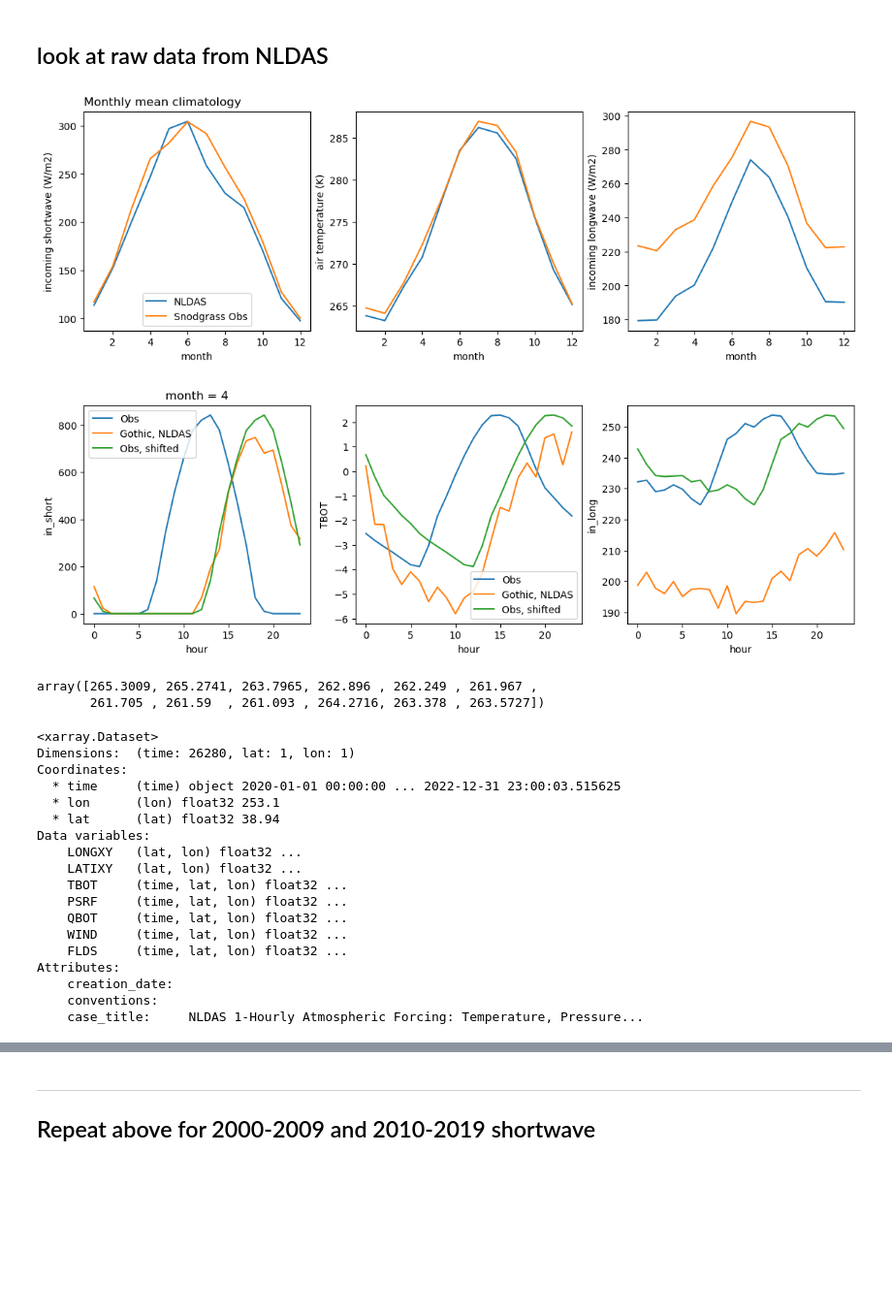
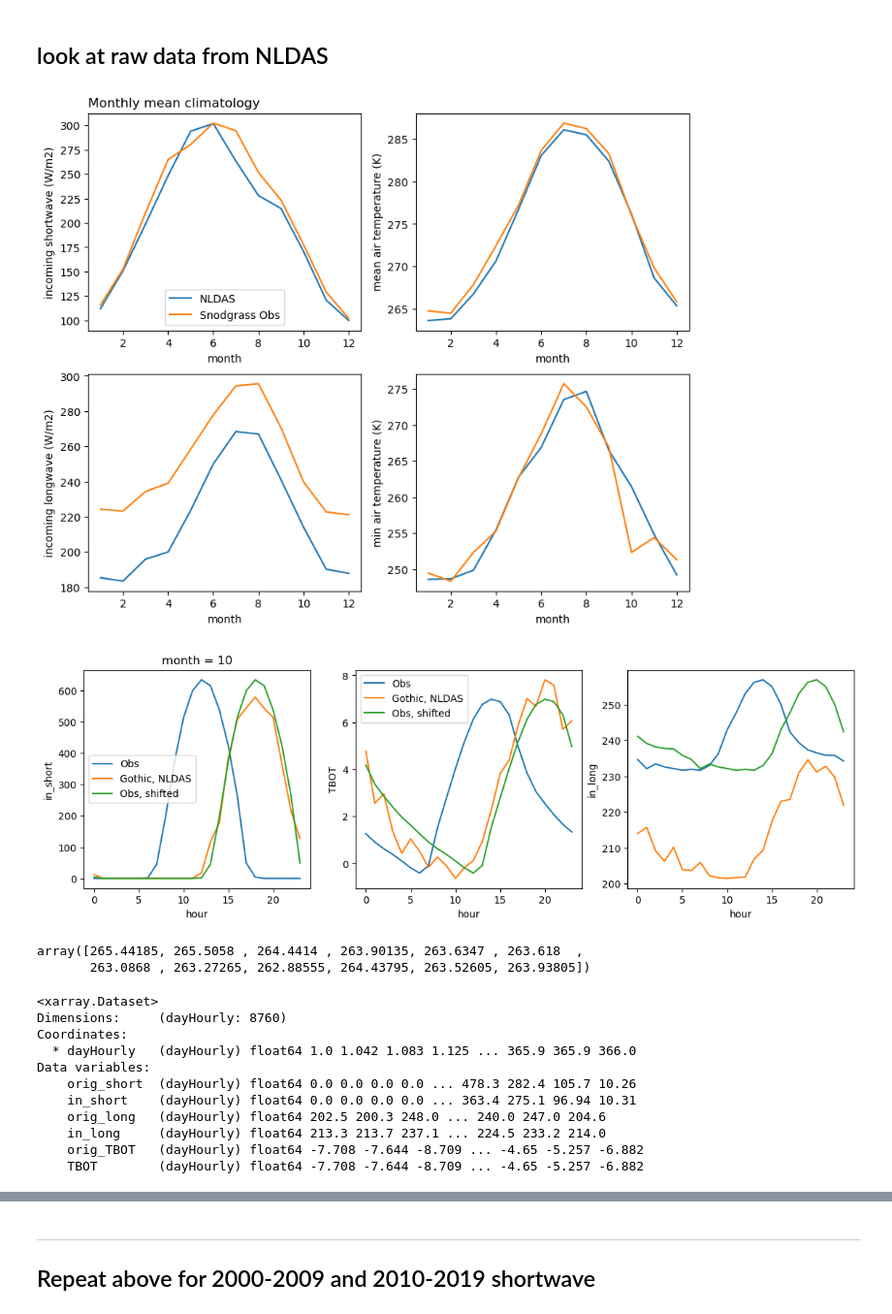
Before and after one commit to wwieder/gothic_ctsm, a Jupyter notebook: notebooks/Gothic_metObs.ipynb, the cells around one changed output, grey strips where cells are left out. Shown at 97% size. Drawn from its saved outputs; the diff is of its cells as text; code cells hidden in the pictures; blank space fills up the shorter version.

```diff
--- a/notebooks/Gothic_metObs.ipynb
+++ b/notebooks/Gothic_metObs.ipynb
@@ -193,32 +193,37 @@ plt.legend() ;
 # %% [markdown]
 ## look at raw data from NLDAS
 # %%
-ds = xr.open_dataset('/glade/campaign/cgd/tss/people/wwieder/gothic/datm_nldas/clmforc.NLDAS2.c2020.Solar.gothic.2020-2022.nc',
+ds = xr.open_dataset('/glade/campaign/cgd/tss/people/wwieder/gothic/datm_nldas_v2/clmforc.NLDAS2.c2025.Solar.gothic.2020-2024.nc',
                      decode_times=True)
-ds2 = xr.open_dataset('/glade/campaign/cgd/tss/people/wwieder/gothic/datm_nldas/clmforc.NLDAS2.c2020.TPQWL.gothic.2020-2022.nc',
+ds2 = xr.open_dataset('/glade/campaign/cgd/tss/people/wwieder/gothic/datm_nldas_v2/clmforc.NLDAS2.c2025.TPQWL.gothic.2020-2024.nc',
                      decode_times=True)
 # %%
-plt.figure(figsize=[14,4])
-plt.subplot(1, 3, 1)
+plt.figure(figsize=[10,8])
+plt.subplot(2, 2, 1)
 ds.FSDS.isel(lat=0,lon=0).groupby('time.month').mean().plot(label='NLDAS')
 both.in_short.groupby('time.month').mean().plot(label='Snodgrass Obs')
 plt.legend()
 plt.title('Monthly mean climatology', loc='left')
 plt.ylabel('incoming shortwave (W/m2)') ;
 
-plt.subplot(132)
+plt.subplot(222)
 ds2.TBOT.isel(lat=0,lon=0).groupby('time.month').mean().plot()
 (both.TBOT.groupby('time.month').mean()+273.15).plot() ;
-plt.ylabel('air temperature (K)') ;
+plt.ylabel('mean air temperature (K)') ;
 
-plt.subplot(133)
+plt.subplot(223)
 ds2.FLDS.isel(lat=0,lon=0).groupby('time.month').mean().plot()
 both.in_long.groupby('time.month').mean().plot()
 plt.ylabel('incoming longwave (W/m2)') ;
+
+plt.subplot(224)
+ds2.TBOT.isel(lat=0,lon=0).groupby('time.month').min().plot()
+(both.TBOT.groupby('time.month').min()+273.15).plot() ;
+plt.ylabel('min air temperature (K)') ;
 # %% [output]
-[figure, old version]
+[figure, new version]
 # %%
-nmonth = 4
+nmonth = 10
 
 plt.figure(figsize=[14,4])
 plt.subplot(131)
@@ -249,33 +254,26 @@ ds2.FLDS.isel(lat=0,lon=0).sel(time=ds2.time.dt.month.isin([nmonth])) \
 both2.in_long.sel(time=both2.time.dt.month.isin([nmonth])) \
     .groupby('time.hour').mean().plot(label='Obs, shifted') ;
 # %% [output]
-[figure, old version]
+[figure, new version]
 # %%
-data= np.concatenate((climo.in_short.values,climo.in_short.values,climo.in_short.values))
-data2= np.concatenate((climo.TBOT.values,climo.TBOT.values,climo.TBOT.values)) + 273.15
-data3= np.concatenate((climo.in_long.values,climo.in_long.values,climo.in_long.values))
+data= np.concatenate((climo.in_short.values,climo.in_short.values,climo.in_short.values,climo.in_short.values,climo.in_short.values))
+data2= np.concatenate((climo.TBOT.values,climo.TBOT.values,climo.TBOT.values,climo.TBOT.values,climo.TBOT.values)) + 273.15
+data3= np.concatenate((climo.in_long.values,climo.in_long.values,climo.in_long.values,climo.in_long.values,climo.in_long.values))
 data2[0:12]
 # %% [output]
-array([265.3009, 265.2741, 263.7965, 262.896 , 262.249 , 261.967 ,
-       261.705 , 261.59  , 261.093 , 264.2716, 263.378 , 263.5727])
+array([265.44185, 265.5058 , 264.4414 , 263.90135, 263.6347 , 263.618  ,
+       263.0868 , 263.27265, 262.88555, 264.43795, 263.52605, 263.93805])
 # %%
-ds2
+climo
 # %% [output]
 <xarray.Dataset>
-Dimensions:  (time: 26280, lat: 1, lon: 1)
+Dimensions:     (dayHourly: 8760)
 Coordinates:
-  * time     (time) object 2020-01-01 00:00:00 ... 2022-12-31 23:00:03.515625
-  * lon      (lon) float32 253.1
-  * lat      (lat) float32 38.94
+  * dayHourly   (dayHourly) float64 1.0 1.042 1.083 1.125 ... 365.9 365.9 366.0
 Data variables:
-    LONGXY   (lat, lon) float32 ...
-    LATIXY   (lat, lon) float32 ...
-    TBOT     (time, lat, lon) float32 ...
-    PSRF     (time, lat, lon) float32 ...
-    QBOT     (time, lat, lon) float32 ...
-    WIND     (time, lat, lon) float32 ...
-    FLDS     (time, lat, lon) float32 ...
-Attributes:
-    creation_date:
-    conventions:
-    case_title:     NLDAS 1-Hourly Atmospheric Forcing: Temperature, Pressure...
+    orig_short  (dayHourly) float64 0.0 0.0 0.0 0.0 ... 478.3 282.4 105.7 10.26
+    in_short    (dayHourly) float64 0.0 0.0 0.0 0.0 ... 363.4 275.1 96.94 10.31
+    orig_long   (dayHourly) float64 202.5 200.3 248.0 ... 240.0 247.0 204.6
+    in_long     (dayHourly) float64 213.3 213.7 237.1 ... 224.5 233.2 214.0
+    orig_TBOT   (dayHourly) float64 -7.708 -7.644 -8.709 ... -4.65 -5.257 -6.882
+    TBOT        (dayHourly) float64 -7.708 -7.644 -8.709 ... -4.65 -5.257 -6.882
```
Also changed, not shown: parts of 24 cells of this notebook, 3 other files.
